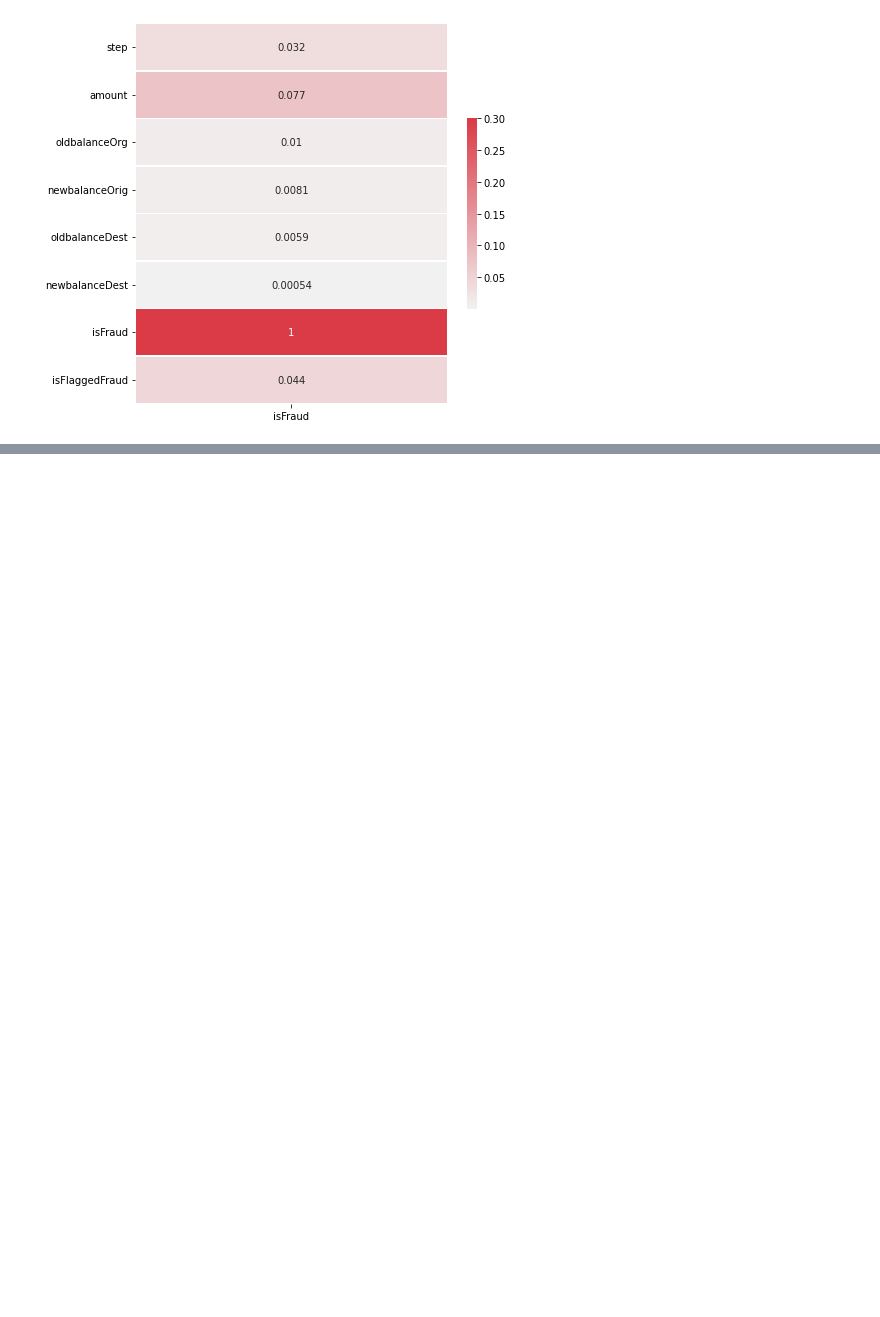
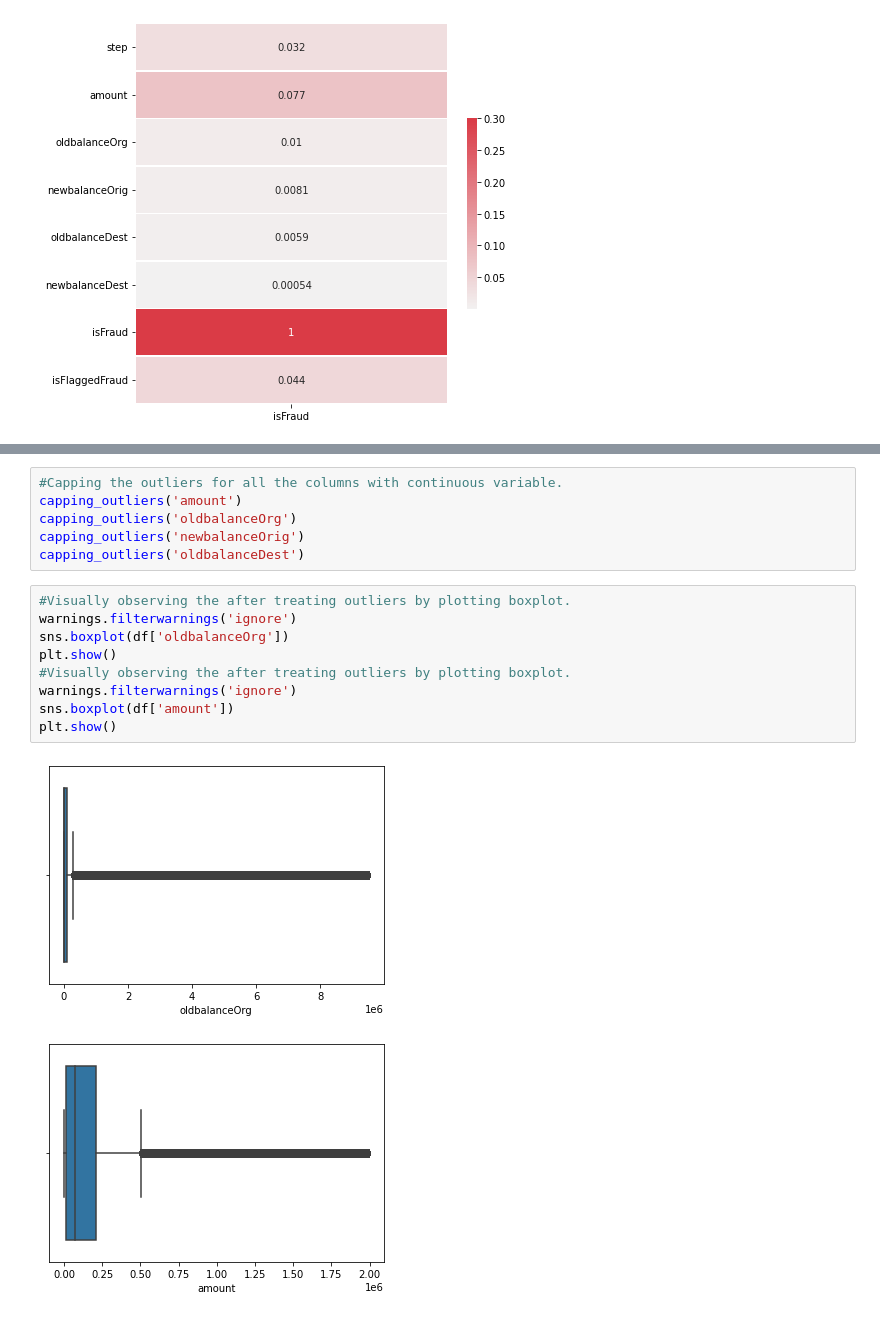
Before and after one commit to Srijan0519/All-Projects, a Jupyter notebook: Fraud Prediction using Classification Model/fraud.ipynb, the cells around one changed output, grey strips where cells are left out. Drawn from its saved outputs; the diff is of its cells as text; blank space fills up the shorter version.

```diff
--- a/Fraud Prediction using Classification Model/fraud.ipynb
+++ b/Fraud Prediction using Classification Model/fraud.ipynb
@@ -262,0 +274,18 @@ list(clusters).count(-1)
+# %%
+#Capping the outliers for all the columns with continuous variable.
+capping_outliers('amount')
+capping_outliers('oldbalanceOrg')
+capping_outliers('newbalanceOrig')
+capping_outliers('oldbalanceDest')
+# %%
+#Visually observing the after treating outliers by plotting boxplot.
+warnings.filterwarnings('ignore')
+sns.boxplot(df['oldbalanceOrg'])
+plt.show()
+#Visually observing the after treating outliers by plotting boxplot.
+warnings.filterwarnings('ignore')
+sns.boxplot(df['amount'])
+plt.show()
+# %% [output]
+[figure, added]
+[figure, added]
```
Also changed, not shown: parts of 25 cells of this notebook.
